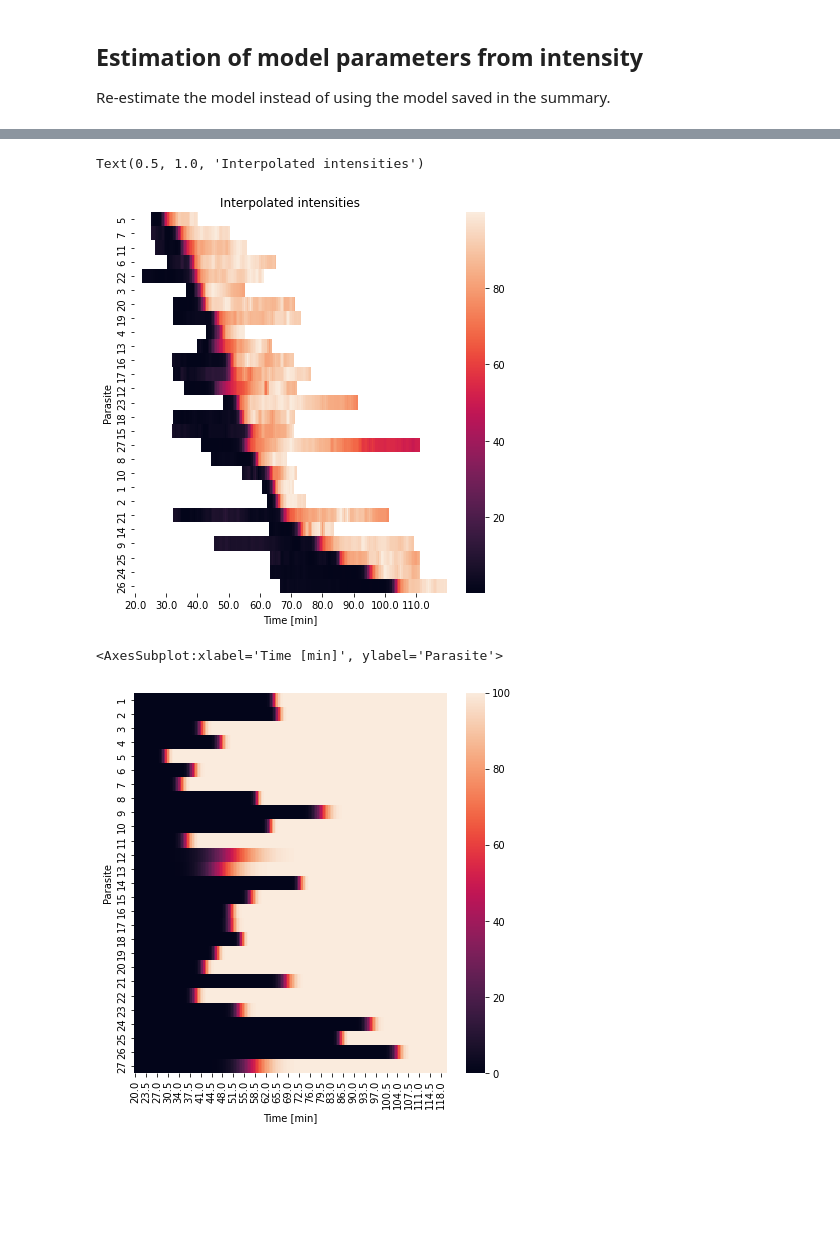
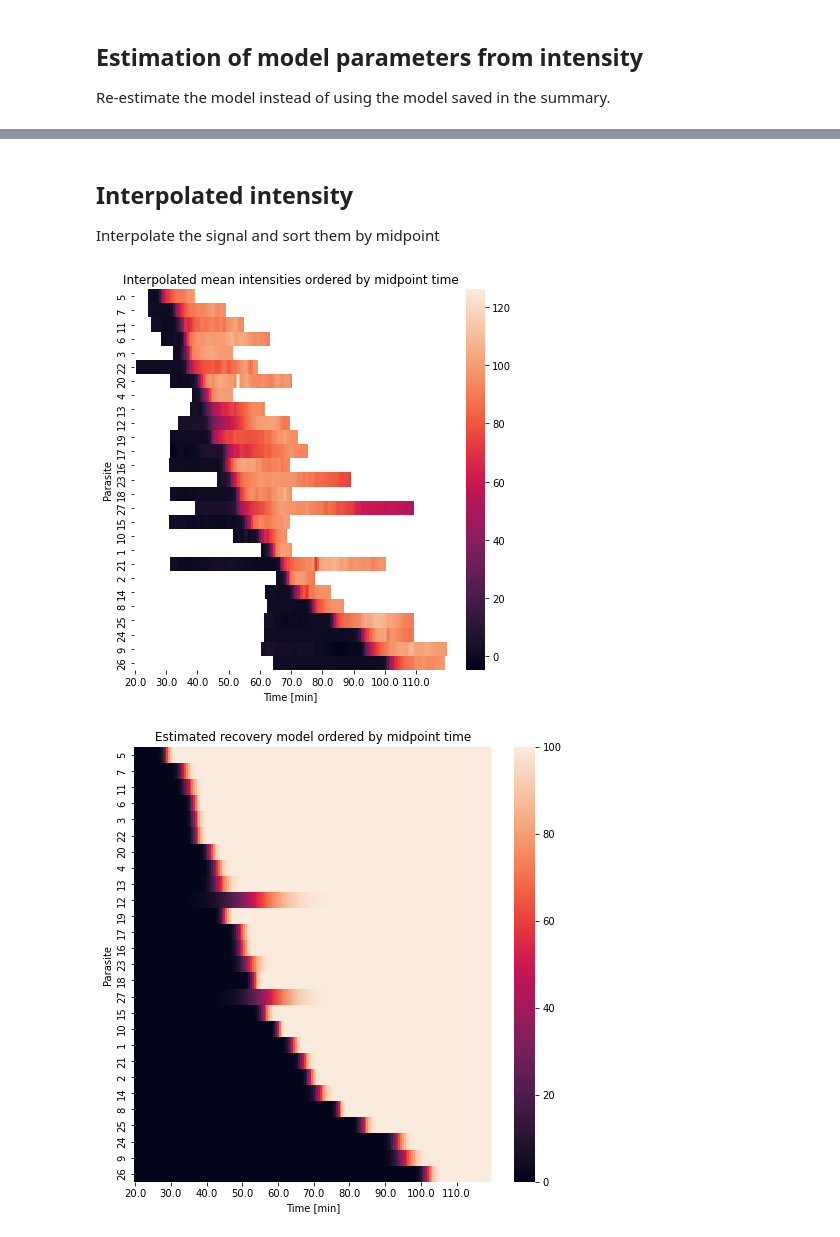
Before and after one commit to jboulanger/imagej-macro, a Jupyter notebook: Pararsite_Coat/Analyze Results.ipynb, the cells around one changed output, grey strips where cells are left out. Drawn from its saved outputs; the diff is of its cells as text; code cells hidden in the pictures; blank space fills up the shorter version.

```diff
--- a/Pararsite_Coat/Analyze Results.ipynb
+++ b/Pararsite_Coat/Analyze Results.ipynb
@@ -33,15 +33,0 @@ filelist = filelist.sort_index()
-# %%
-# load the individual csv files
-df = []
-folder = Path(config['filelist']).parent
-for k,row in enumerate(filelist.iloc):
-    path = folder / row['Filename'].replace('.tif','-profile.csv')
-    tmp = pd.read_csv(path)
-    tmp['Parasite'] = row['Parasite']
-    tmp['file'] = row['Filename']
-    x = tmp['Mean intensity']
-    tmp['Normalized intensity'] = 100 * (x - x.min()) / (x.max() -x.min())
-    m = tmp['Model']
-    tmp['Normalized model'] = 100 * (m - x.min()) / (x.max() - x.min())
-    df.append(tmp)
-df = pd.concat(df,ignore_index=True)
@@ -204,5 +302,8 @@ mdl2 = pd.concat(mdl2)
 # %%
-g = sns.FacetGrid(df, col="Parasite", col_wrap=9, despine=False)
-g.map(sns.lineplot,'Time [min]', 'Normalized model',color='gray')
-g.map(sns.lineplot,'Time [min]', 'Normalized intensity')
+g = sns.FacetGrid(df2, col="Parasite", col_wrap=9, despine=True)
+g.map(sns.lineplot,'Time [min]', 'Normalized model', color='orange')
+g.map(sns.lineplot,'Time [min]', 'Normalized model2', color='red')
+g.map(sns.scatterplot,'Time [min]', 'Normalized intensity')
+plt.suptitle('Normalized mean intensity around Gondi vacuole and estimated model',y=1.05)
+plt.savefig(folder / 'detailed-intensity-model-reestimated.pdf', bbox_inches='tight')
 # %% [output]
@@ -210,0 +314,11 @@ g.map(sns.lineplot,'Time [min]', 'Normalized intensity')
+# %%
+outliers = ds2[ds2['Model 5%-95% recovery time [min]'] > 10]['Parasite']
+for n,g in df2.groupby('Parasite'):
+    c = ds2.loc[n]['Intersection time mid point [min]']
+    plt.plot( g['Time [min]']-c, g['Normalized intensity'],alpha=0.1,color='red')
+    if n in outliers:
+        plt.plot( g['Time [min]']-c, g['Normalized intensity'],alpha=1)
+plt.title('Time synchronized normalized recovery')
+plt.xlabel('Synchronized time [min]')
+plt.ylabel('Normalized intensity')
+plt.savefig(folder / 'sync-intensity.pdf', bbox_inches='tight')
@@ -211,35 +327,39 @@ g.map(sns.lineplot,'Time [min]', 'Normalized intensity')
+# %% [markdown]
+## Interpolated intensity
+Interpolate the signal and sort them by midpoint
 # %%
 
 t = np.arange(20,120,0.5)
 dst = {}
 lng = []
-for n,g in df.groupby('Parasite'):
+for n,g in df2.groupby('Parasite'):
     tg = g['Time [min]']
     fg =  g['Normalized intensity']
     f = np.interp(t, tg, fg)
     f[t<tg.min()] = np.NaN
     f[t>tg.max()] = np.NaN
     dst[n] = f
 
 ptable = pd.DataFrame(dst)
-ptable = ptable.reindex(columns=ptable.columns[np.argsort(ds['Time mid point [min]'])])
+ptable = ptable.reindex(columns=ptable.columns[np.argsort(ds2['Model2 time mid point [min]'])])
 ptable.index = t
 plt.figure(figsize=(7,7))
-sns.heatmap(ptable.transpose(),xticklabels=20)
+sns.heatmap(ptable.transpose(),xticklabels=20, linewidths=0.0, rasterized=True)
 plt.xlabel('Time [min]')
 plt.ylabel('Parasite')
-plt.title('Interpolated intensities')
+plt.title('Interpolated mean intensities ordered by midpoint time')
+plt.savefig(folder / 'heatmap-intensity.pdf', bbox_inches='tight')
 # %% [output]
-Text(0.5, 1.0, 'Interpolated intensities')
-[figure, old version]
+[figure, new version]
 # %%
-plt.figure(figsize=(7,7))
+plt.figure(figsize=(8,8))
 ptable = mdl2.pivot_table('Normalized model','Time [min]','Parasite')
-#ptable = ptable.reindex(columns=ptable.columns[np.argsort(ds2['Time mid point [min]'])])
-sns.heatmap(ptable.transpose())
+ptable = ptable.reindex(columns=ptable.columns[np.argsort(ds2['Model2 time mid point [min]'])])
+sns.heatmap(ptable.transpose(),xticklabels=20,linewidths=0.0, rasterized=True)
+plt.title('Estimated recovery model ordered by midpoint time')
+plt.savefig(folder / 'heatmap-model-displayed-without-beaching.pdf', bbox_inches='tight')
 # %% [output]
-<AxesSubplot:xlabel='Time [min]', ylabel='Parasite'>
-[figure, old version]
+[figure, new version]
 # %%
 plt.figure(figsize=(10,4))
 plt.subplot(121)
```
Also changed, not shown: parts of 26 cells of this notebook, 1 other file.
